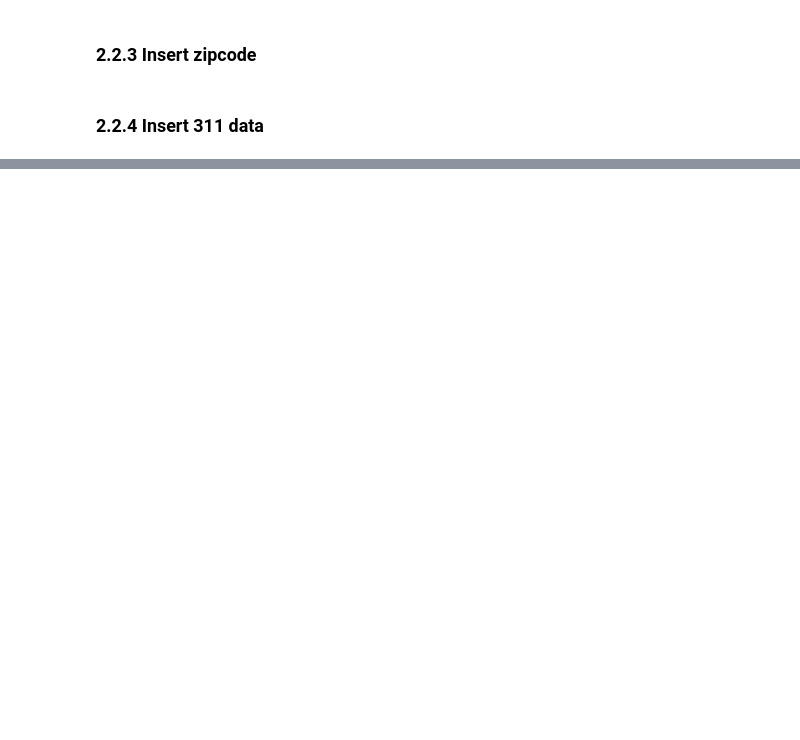
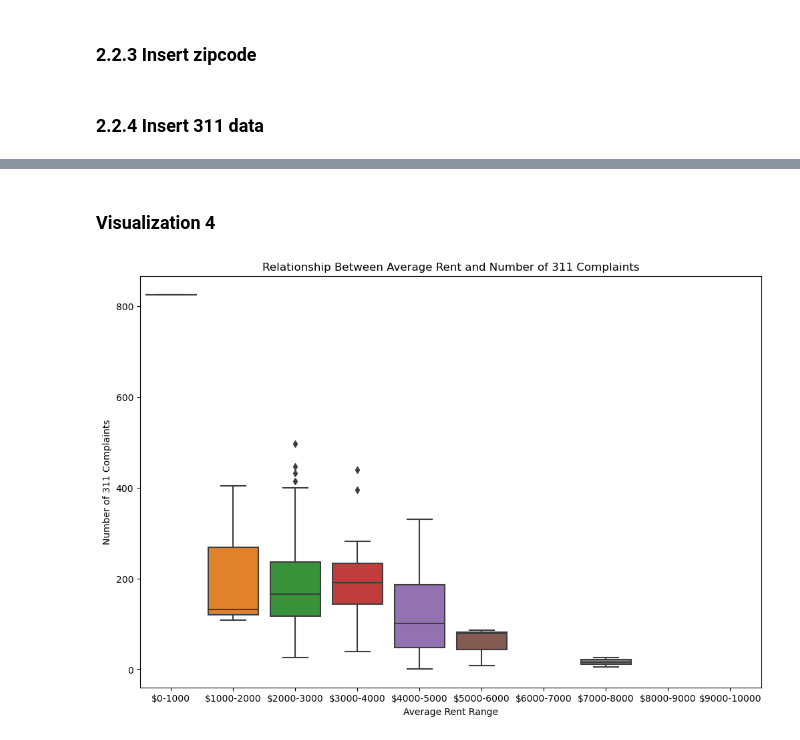
Before and after one commit to yl5450/Final_Project, a Jupyter notebook: 4501Project_part1&2.ipynb, the cells around one changed output, grey strips where cells are left out. Cells and saved outputs as stored; diff of their text form; code cells hidden in the pictures; blank space fills up the shorter version.

```diff
--- a/4501Project_part1&2.ipynb
+++ b/4501Project_part1&2.ipynb
@@ -1116,0 +1577,68 @@ preview_data
+# %% [markdown]
+### Visualization 4
+# %%
+def get_data_for_boxplot(engine, start_date, end_date):
+    """
+    Retrieve data for a boxplot showing the relationship between average rent
+    and the number of 311 complaints.
+
+    Parameters:
+    - engine: SQLAlchemy engine for database connection
+    - start_date (str): Start date for data retrieval
+    - end_date (str): End date for data retrieval
+
+    Returns:
+    - pandas.DataFrame: DataFrame containing the data
+    """
+    # Query to get data for average rent and number of complaints
+    query = f"""
+    SELECT
+        zillow."2023-08-31" AS rent,
+        COUNT(*) AS num_complaints
+    FROM
+        zipcodes
+    LEFT JOIN nyc_311 c ON zipcodes.zipcode = c.zipcode
+        AND c.date BETWEEN '{start_date}' AND '{end_date}'
+
+    LEFT JOIN
+        zillow ON zipcodes.zipcode = zillow.zipcode
+    GROUP BY zillow."2023-08-31"
+    ORDER BY rent;
+    """
+
+    # Execute SQL query and fetch results into a Pandas DataFrame
+    df = pd.read_sql(query, engine)
+
+    return df
+
+def plot_boxplot(data):
+    """
+    Create a boxplot showing the relationship between average rent and the number of 311 complaints.
+
+    Parameters:
+    - data (pandas.DataFrame): DataFrame containing the data for plotting
+    """
+    # Create bins for average rent
+    bins = [0, 1000, 2000, 3000, 4000, 5000, 6000, 7000, 8000, 9000, 10000]
+    labels = [f"${i}-{i+1000}" for i in range(0, 10000, 1000)]
+
+    # Bin the data based on average rent
+    data['rent_bin'] = pd.cut(data['rent'], bins=bins, labels=labels, right=False)
+
+    # Create a boxplot
+    plt.figure(figsize=(12, 8))
+    sns.boxplot(x='rent_bin', y='num_complaints', data=data)
+    plt.title('Relationship Between Average Rent and Number of 311 Complaints')
+    plt.xlabel('Average Rent Range')
+    plt.ylabel('Number of 311 Complaints')
+    plt.show()
+
+# Define the time frame
+start_date = '2022-10-01'
+end_date = '2023-09-30'
+
+# Call the functions
+df_boxplot_data = get_data_for_boxplot(engine, start_date, end_date)
+plot_boxplot(df_boxplot_data)
+# %% [output]
+[figure, added]
```
Also changed, not shown: parts of 70 cells of this notebook, 7 other files.
